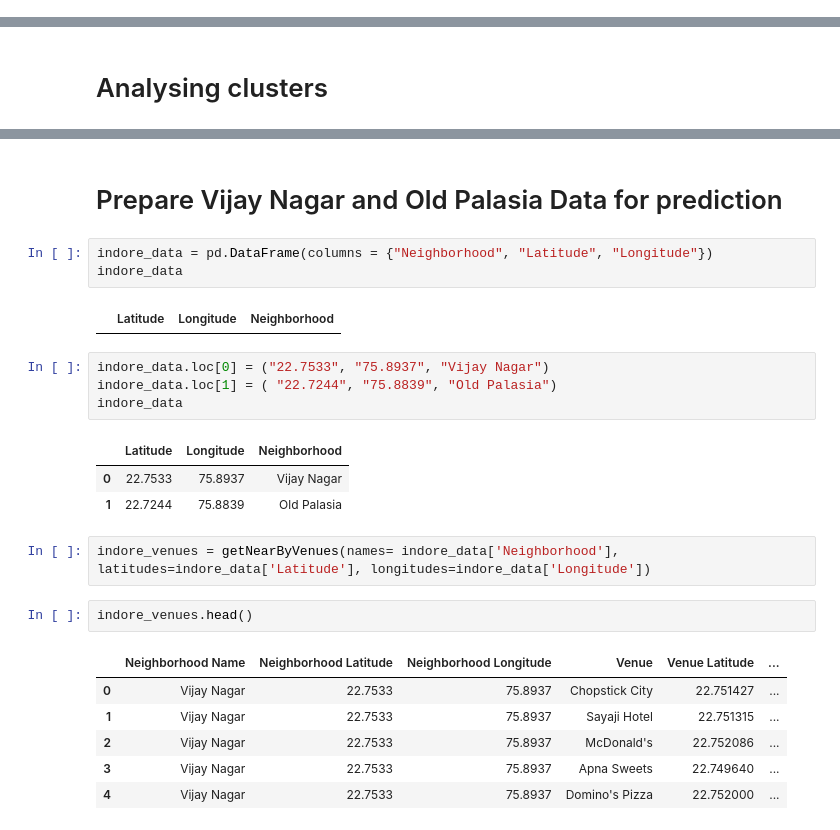
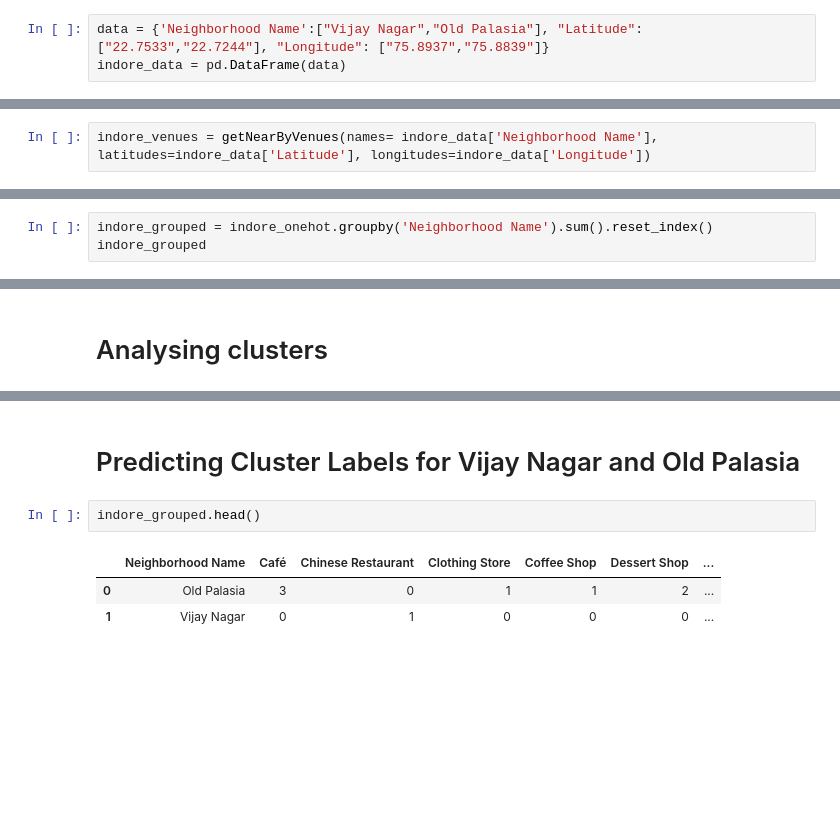
Before and after one commit to alunavat/IBM-Capstone-Data_Science, a Jupyter notebook: analysis-of-cities.ipynb, the cells around one changed output, grey strips where cells are left out. Drawn from its saved outputs; the diff is of its cells as text; blank space fills up the shorter version.

```diff
--- a/analysis-of-cities.ipynb
+++ b/analysis-of-cities.ipynb
@@ -445,0 +457,3 @@ raleigh_grouped.reset_index(inplace= True)
+# %%
+data = {'Neighborhood Name':["Vijay Nagar","Old Palasia"], "Latitude": ["22.7533","22.7244"], "Longitude": ["75.8937","75.8839"]}
+indore_data = pd.DataFrame(data)
@@ -445,0 +466,2 @@ raleigh_grouped.reset_index(inplace= True)
+# %%
+indore_venues = getNearByVenues(names= indore_data['Neighborhood Name'], latitudes=indore_data['Latitude'], longitudes=indore_data['Longitude'])
@@ -445,0 +491,3 @@ raleigh_grouped.reset_index(inplace= True)
+# %%
+indore_grouped = indore_onehot.groupby('Neighborhood Name').sum().reset_index()
+indore_grouped
@@ -681,26 +727,8 @@ raleigh_merged.loc[raleigh_merged['Cluster Labels'] == 11, raleigh_merged.column
 # %% [markdown]
-# Prepare Vijay Nagar and Old Palasia Data for prediction
+# Predicting Cluster Labels for Vijay Nagar and Old Palasia
-# %%
-indore_data = pd.DataFrame(columns = {"Neighborhood", "Latitude", "Longitude"})
-indore_data
-# %% [output]
-|  | Latitude | Longitude | Neighborhood |
-# %%
-indore_data.loc[0] = ("22.7533", "75.8937", "Vijay Nagar")
-indore_data.loc[1] = ( "22.7244", "75.8839", "Old Palasia")
-indore_data
-# %% [output]
-|  | Latitude | Longitude | Neighborhood |
-| 0 | 22.7533 | 75.8937 | Vijay Nagar |
-| 1 | 22.7244 | 75.8839 | Old Palasia |
-# %%
-indore_venues = getNearByVenues(names= indore_data['Neighborhood'], latitudes=indore_data['Latitude'], longitudes=indore_data['Longitude'])
 # %%
-indore_venues.head()
+indore_grouped.head()
 # %% [output]
-|  | Neighborhood Name | Neighborhood Latitude | Neighborhood Longitude | Venue | Venue Latitude | ... |
-| 0 | Vijay Nagar | 22.7533 | 75.8937 | Chopstick City | 22.751427 | ... |
-| 1 | Vijay Nagar | 22.7533 | 75.8937 | Sayaji Hotel | 22.751315 | ... |
-| 2 | Vijay Nagar | 22.7533 | 75.8937 | McDonald's | 22.752086 | ... |
-| 3 | Vijay Nagar | 22.7533 | 75.8937 | Apna Sweets | 22.749640 | ... |
-| 4 | Vijay Nagar | 22.7533 | 75.8937 | Domino's Pizza | 22.752000 | ... |
+|  | Neighborhood Name | Café | Chinese Restaurant | Clothing Store | Coffee Shop | Dessert Shop | ... |
+| 0 | Old Palasia | 3 | 0 | 1 | 1 | 2 | ... |
+| 1 | Vijay Nagar | 0 | 1 | 0 | 0 | 0 | ... |
```
Also changed, not shown: parts of 55 cells of this notebook.
